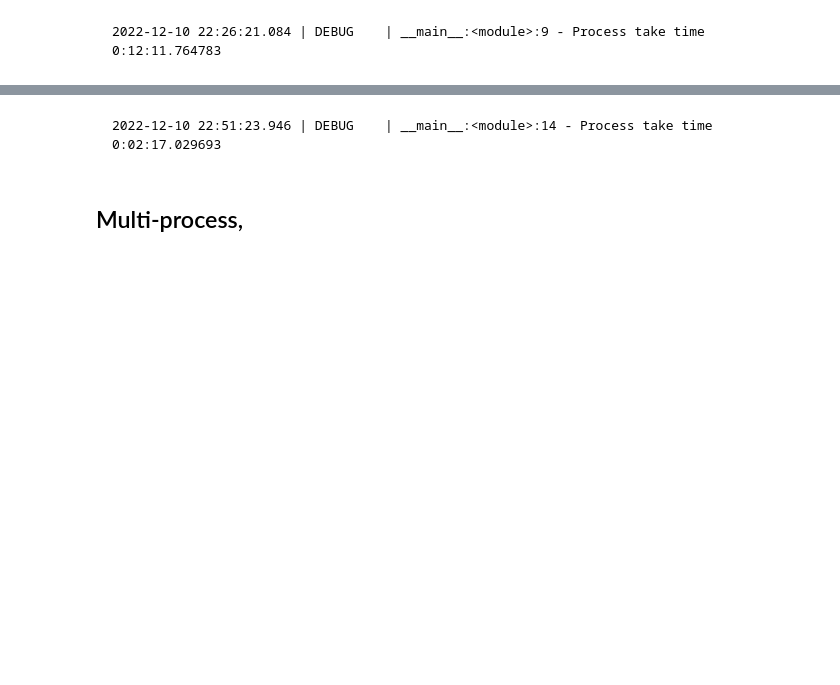
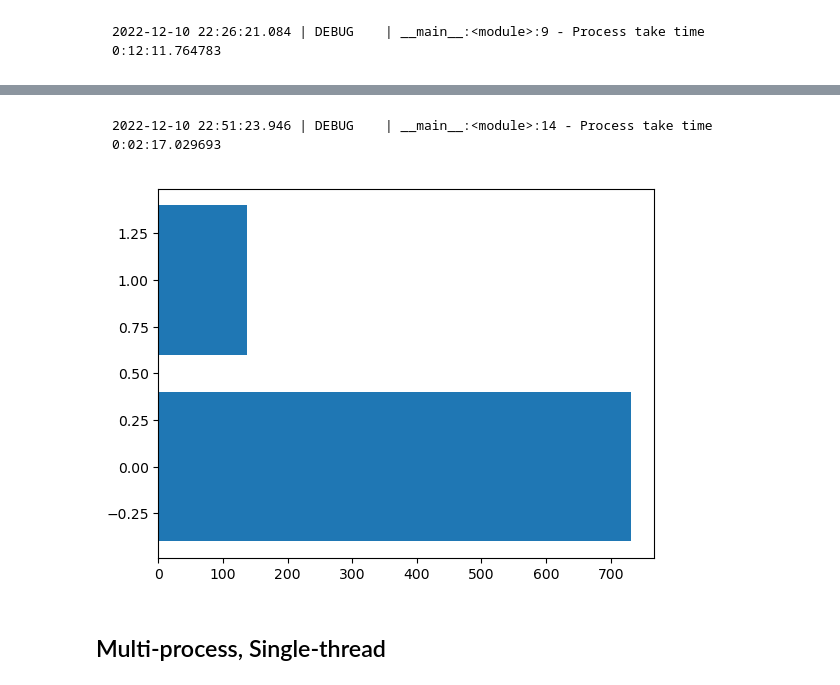
Before and after one commit to next-top-instagram/python-data-crawler, a Jupyter notebook: Crawl go-tokyo multi process, multi threading.ipynb, the cells around one changed output, grey strips where cells are left out. Cells and saved outputs as stored; diff of their text form; code cells hidden in the pictures; blank space fills up the shorter version.

````diff
--- a/Crawl go-tokyo multi process, multi threading.ipynb
+++ b/Crawl go-tokyo multi process, multi threading.ipynb
@@ -307,9 +307,7 @@ logger.debug("Process take time {}", timedelta(seconds=end-start))
 2022-12-10 22:51:23.887 | ERROR    | __main__:getAreaInfoProcess:13 - Cannot get area info data Data not found
 2022-12-10 22:51:23.943 | INFO     | __main__:getAreaInfoProcess:16 - Area crawling browser closed
 2022-12-10 22:51:23.946 | DEBUG    | __main__:<module>:14 - Process take time 0:02:17.029693
-# %% [markdown]
-```
-2022-12-10 22:51:23.946 | DEBUG    | __main__:<module>:14 - Process take time 0:02:17.029693
-```
-# %% [markdown]
-## Multi-process,
+# %% [markdown]
+```
+2022-12-10 22:51:23.946 | DEBUG    | __main__:<module>:14 - Process take time 0:02:17.029693
+```
@@ -315,0 +316,10 @@ logger.debug("Process take time {}", timedelta(seconds=end-start))
+# %%
+data2 = [12 * 60 + 11, 2 * 60 + 17]
+
+plt.barh(range(len(data2)), data2)
+
+plt.show()
+# %% [output]
+[figure, added]
+# %% [markdown]
+## Multi-process, Single-thread
````
Also changed, not shown: parts of 16 cells of this notebook, 1 other file.
